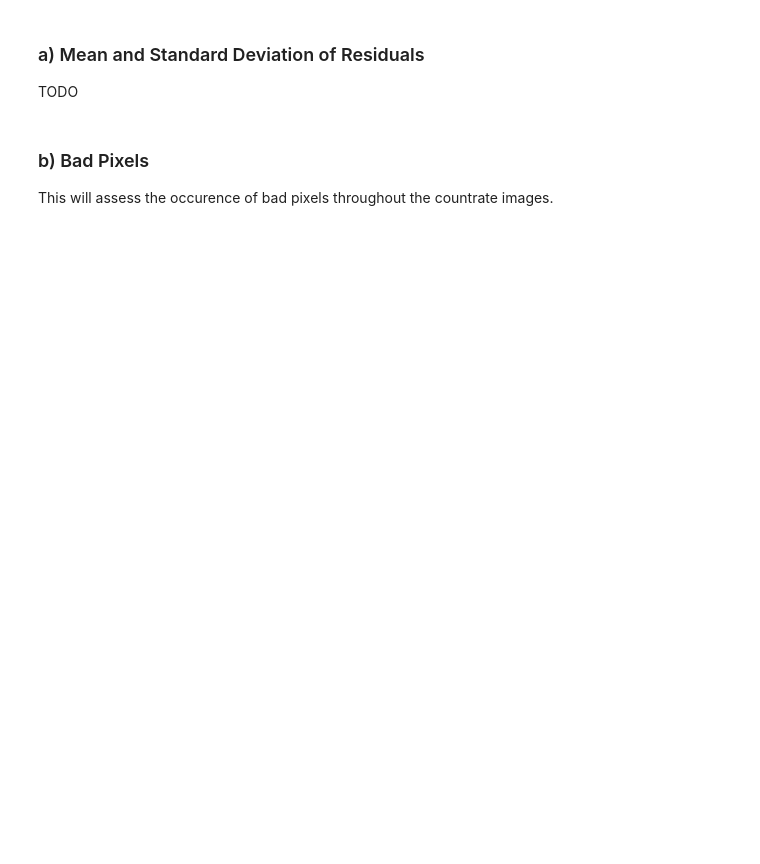
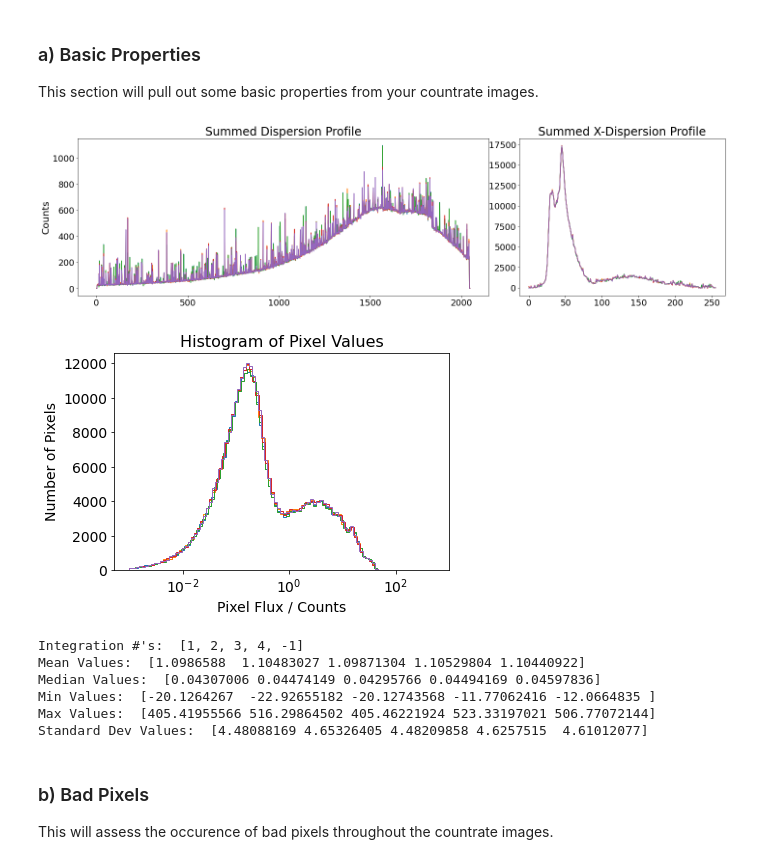
Before and after one commit to AarynnCarter/ersdc_countrate_checkpoint, a Jupyter notebook: stage1_evaluation.ipynb, the cells around one changed output. Saved outputs shown, nothing was run; the diff lists cells and outputs as text; code cells hidden in the pictures; blank space fills up the shorter version.

```diff
--- a/stage1_evaluation.ipynb
+++ b/stage1_evaluation.ipynb
@@ -39,6 +45,18 @@ instrument = 'nircam'
 # %% [markdown]
-### a) Mean and Standard Deviation of Residuals
-TODO
+### a) Basic Properties
+
+This section will pull out some basic properties from your countrate images.
+# %%
+data.basic_properties()
+# %% [output]
+[figure, added]
+[figure, added]
+Integration #'s:  [1, 2, 3, 4, -1]
+Mean Values:  [1.0986588  1.10483027 1.09871304 1.10529804 1.10440922]
+Median Values:  [0.04307006 0.04474149 0.04295766 0.04494169 0.04597836]
+Min Values:  [-20.1264267  -22.92655182 -20.12743568 -11.77062416 -12.0664835 ]
+Max Values:  [405.41955566 516.29864502 405.46221924 523.33197021 506.77072144]
+Standard Dev Values:  [4.48088169 4.65326405 4.48209858 4.6257515  4.61012077]
 # %% [markdown]
 ### b) Bad Pixels
 
```
Also changed, not shown: parts of 8 cells of this notebook, 1 other file.
